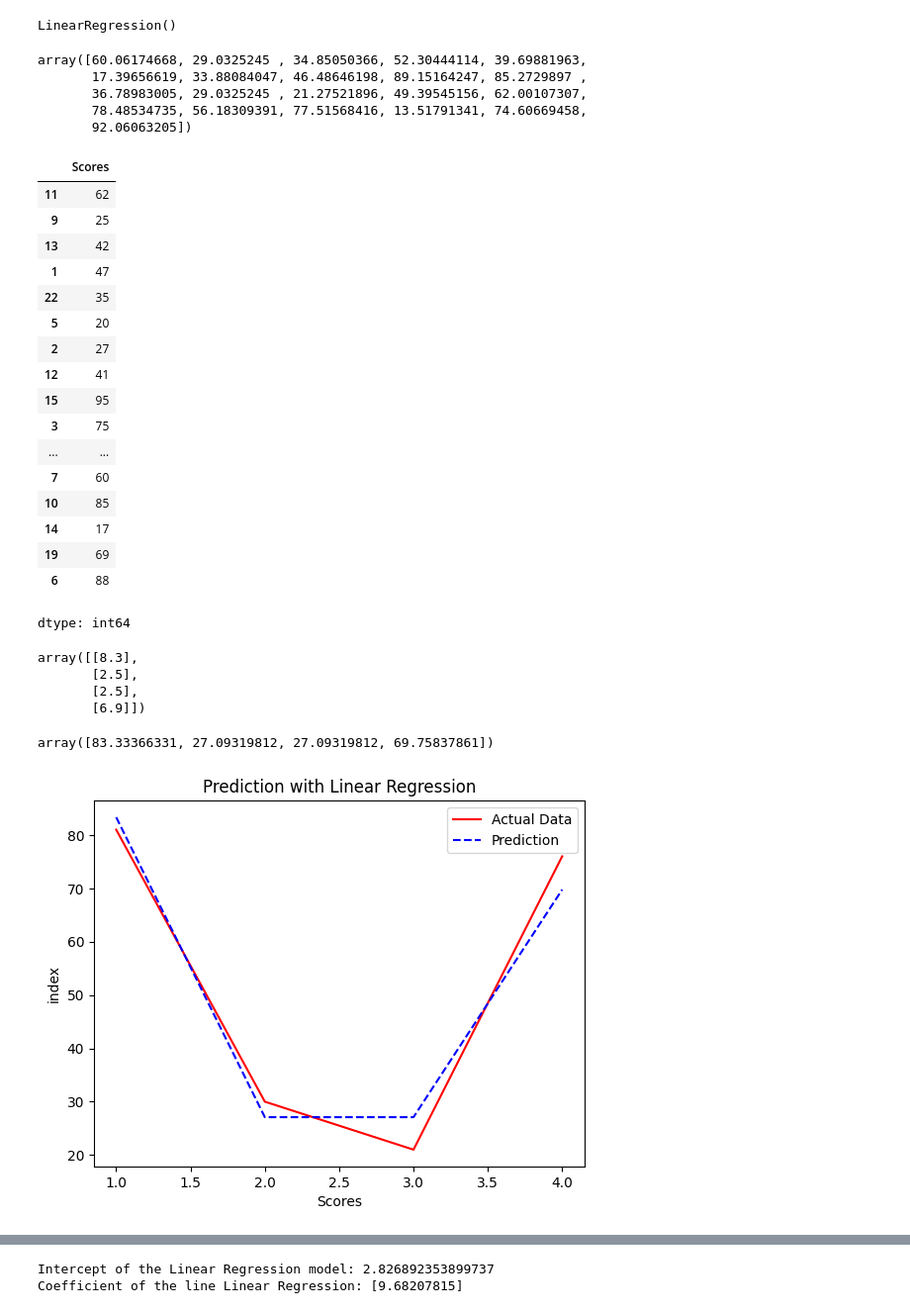
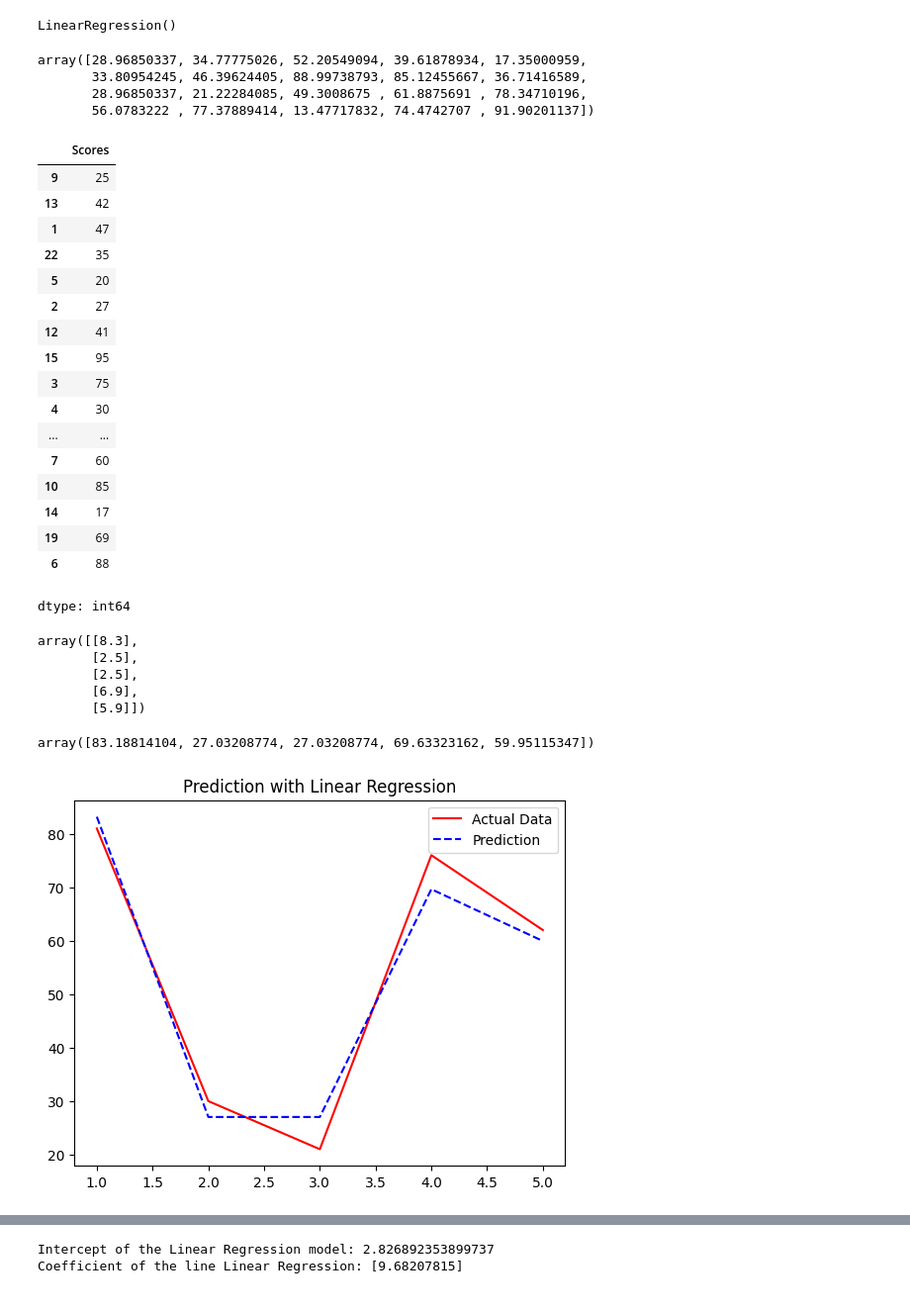
Before and after one commit to ppatriciasy/ml-student_scores-prediction, a Jupyter notebook: Assignment_AI_Supervised_Regression_StudentScorePrediction.ipynb, the cells around one changed output, grey strips where cells are left out. Shown at 99% size. Saved outputs shown, nothing was run; the diff lists cells and outputs as text; code cells hidden in the pictures.

```diff
--- a/Assignment_AI_Supervised_Regression_StudentScorePrediction.ipynb
+++ b/Assignment_AI_Supervised_Regression_StudentScorePrediction.ipynb
@@ -156,8 +151,4 @@ from sklearn.model_selection import train_test_split
 # %%
 # Split the data for train and test
 # train : test = 75 : 25 atau 80 : 20 atau 70:30 atau 85:15 , size train > test
-X_train,X_test,y_train,y_test = train_test_split(X,y,train_size=0.85,random_state=42)
-
-# view data
-# X_train
-# X_test
+X_train,X_test,y_train,y_test = train_test_split(X,y,train_size=0.80,random_state=42)
@@ -245,16 +271,14 @@ LinearRegression()
 y_pred_train = lr_model.predict(X_train)
 y_pred_train
 # %% [output]
-array([60.06174668, 29.0325245 , 34.85050366, 52.30444114, 39.69881963,
-       17.39656619, 33.88084047, 46.48646198, 89.15164247, 85.2729897 ,
-       36.78983005, 29.0325245 , 21.27521896, 49.39545156, 62.00107307,
-       78.48534735, 56.18309391, 77.51568416, 13.51791341, 74.60669458,
-       92.06063205])
+array([28.96850337, 34.77775026, 52.20549094, 39.61878934, 17.35000959,
+       33.80954245, 46.39624405, 88.99738793, 85.12455667, 36.71416589,
+       28.96850337, 21.22284085, 49.3008675 , 61.8875691 , 78.34710196,
+       56.0783222 , 77.37889414, 13.47717832, 74.4742707 , 91.90201137])
 # %%
 y_train
 # %% [output]
 |  | Scores |
-| 11 | 62 |
 | 9 | 25 |
 | 13 | 42 |
 | 1 | 47 |
@@ -264,6 +288,7 @@ y_train
 | 12 | 41 |
 | 15 | 95 |
 | 3 | 75 |
+| 4 | 30 |
 | ... | ... |
 | 7 | 60 |
 | 10 | 85 |
@@ -280,21 +305,19 @@ X_test
 array([[8.3],
        [2.5],
        [2.5],
-       [6.9]])
+       [6.9],
+       [5.9]])
 # %%
 y_pred
 # %% [output]
-array([83.33366331, 27.09319812, 27.09319812, 69.75837861])
+array([83.18814104, 27.03208774, 27.03208774, 69.63323162, 59.95115347])
 # %%
 # Plotting the actual and predicted values
-
 c = [i for i in range (1,len(y_test)+1,1)]
 plt.plot(c,y_test,color='r',linestyle='-',label='Actual Data')
 plt.plot(c,y_pred,color='b',linestyle='dashed',label='Prediction')
-plt.xlabel('Scores')
-plt.ylabel('index')
 plt.title('Prediction with Linear Regression')
 plt.legend()
 plt.show()
 # %% [output]
-[figure, old version]
+[figure, new version]
```
Also changed, not shown: parts of 39 cells of this notebook.
